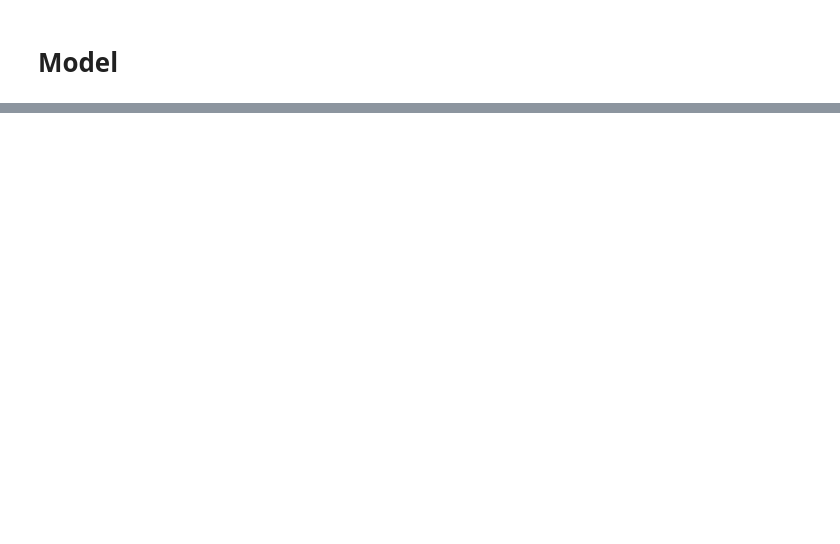
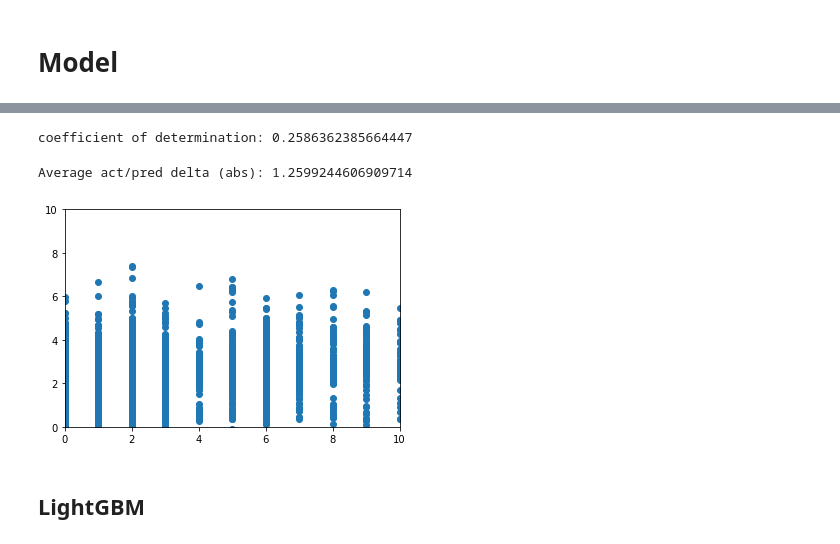
Before and after one commit to calumthompson/Cals-Fantasy-football, a Jupyter notebook: Fantasy football model.ipynb, the cells around one changed output, grey strips where cells are left out. Cells and saved outputs as stored; diff of their text form; code cells hidden in the pictures; blank space fills up the shorter version.

Commit message:
Lin reg and experiments with LGBM. Need to change LGBM parameters to regression

```diff
--- a/Fantasy football model.ipynb
+++ b/Fantasy football model.ipynb
@@ -96,2 +172,7 @@ plt.show()
 # %% [markdown]
 # Model
+# %%
+y = Analysis_df['next_weeks_points']
+x = Analysis_df.drop(columns = ['name','next_weeks_points', 'kickoff_time', 'kickoff_time_formatted', 'was_home'])
+
+x_train, x_test, y_train, y_test = train_test_split(x, y, test_size=0.33, random_state=42)
@@ -98,3 +181,28 @@ plt.show()
+# %%
+LinR = LinearRegression().fit(x_train, y_train)
+# %%
+r_sq = LinR.score(x_train, y_train)
+print('coefficient of determination:', r_sq)
+# %% [output]
+coefficient of determination: 0.2586362385664447
+# %%
+y_predict = LinR.predict(x_test)
+# %%
+LinRPerformance = pd.DataFrame({'Actual' : y_test, 'Prediction' : y_predict})
+LinRPerformance['Delta'] = np.abs(LinRPerformance['Actual'] - LinRPerformance['Prediction'])
+# %%
+print('Average act/pred delta (abs):' , LinRPerformance.Delta.mean())
+# %% [output]
+Average act/pred delta (abs): 1.2599244606909714
+# %%
+plt.scatter(x = LinRPerformance['Actual'], y = LinRPerformance['Prediction'], label = 'Actual')
+plt.xlim(0,10)
+plt.ylim(0,10)
+plt.show()
+# %% [output]
+[figure, added]
+# %% [markdown]
+## LightGBM
 # %%
 LGB_PARAMS = {
     'learning_rate': 0.063,
```
Also changed, not shown: parts of 16 cells of this notebook.
